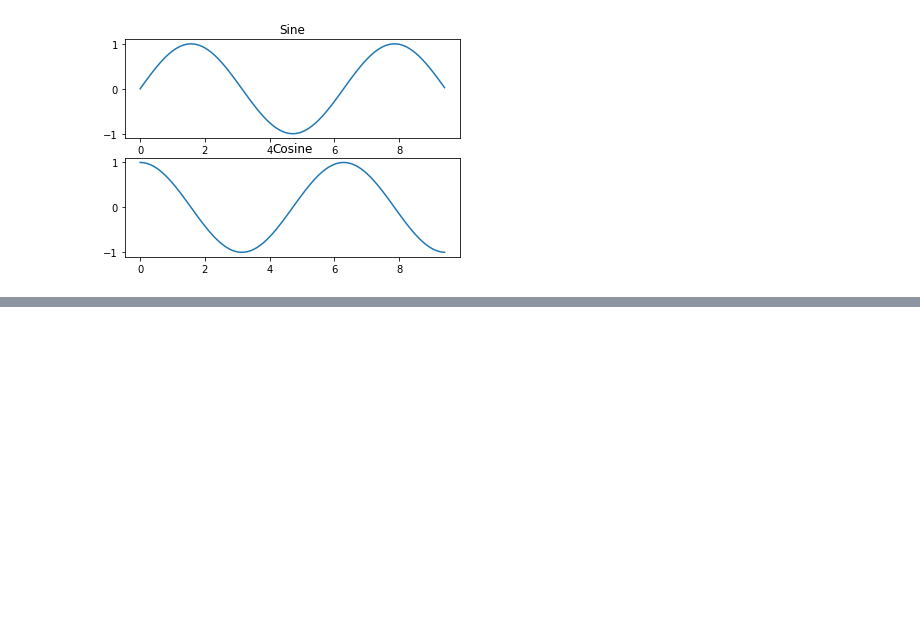
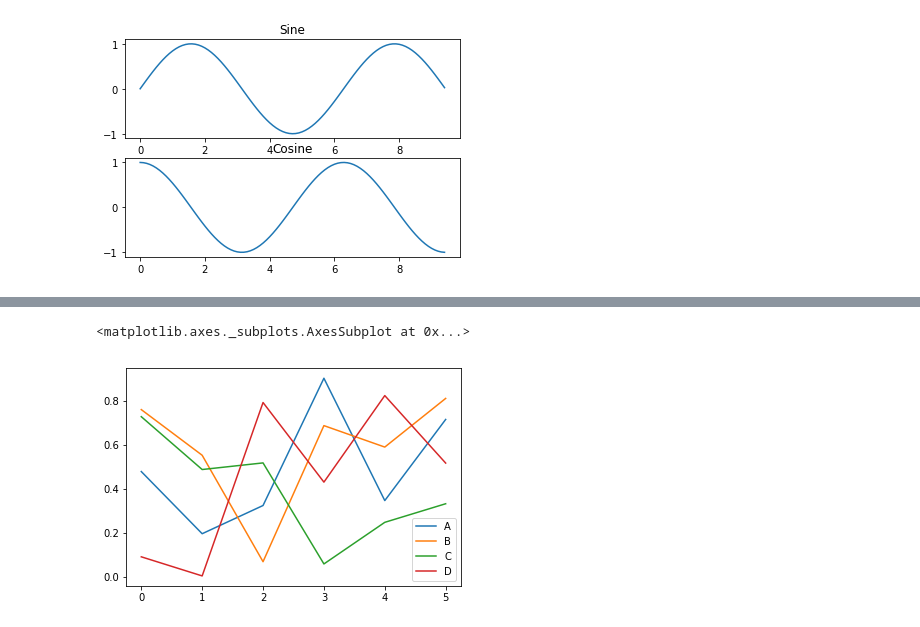
Before and after one commit to yejiiii/AI-Agent, a Jupyter notebook: Packages/Matplotlib/Matplotlib.ipynb, the cells around one changed output, grey strips where cells are left out. Saved outputs shown, nothing was run; the diff lists cells and outputs as text; code cells hidden in the pictures; blank space fills up the shorter version.

```diff
--- a/Packages/Matplotlib/Matplotlib.ipynb
+++ b/Packages/Matplotlib/Matplotlib.ipynb
@@ -56,3 +57,6 @@ plt.title('Cosine')
 plt.show()
 # %% [output]
 [figure]
+# %%
+df = pd.DataFrame(np.random.random((6,4)), columns=list('ABCD'))
+print(df)
@@ -58,0 +71,5 @@ plt.show()
+# %%
+df.plot()
+# %% [output]
+<matplotlib.axes._subplots.AxesSubplot at 0x...>
+[figure, added]
```
Also changed, not shown: parts of 3 cells of this notebook, 2 other files.
